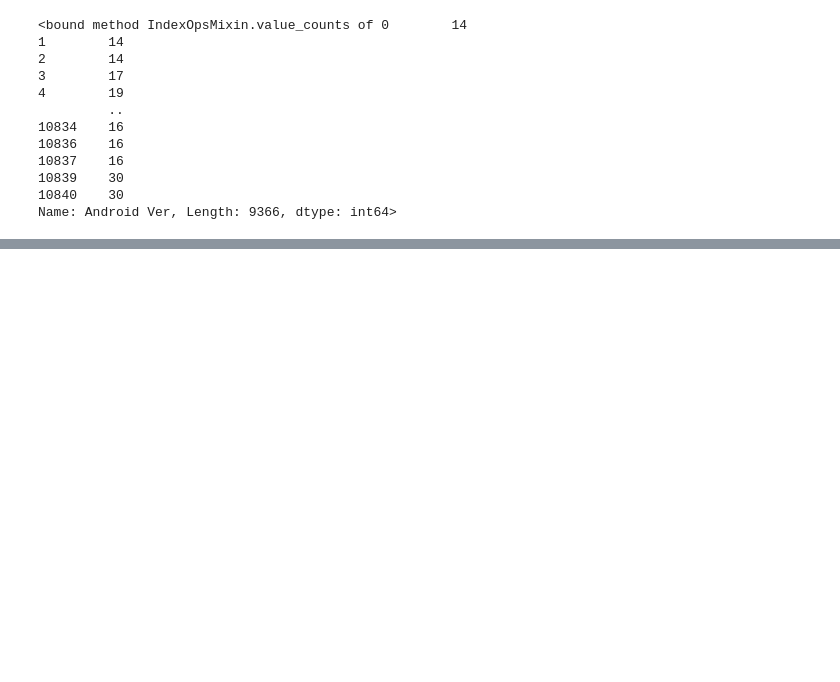
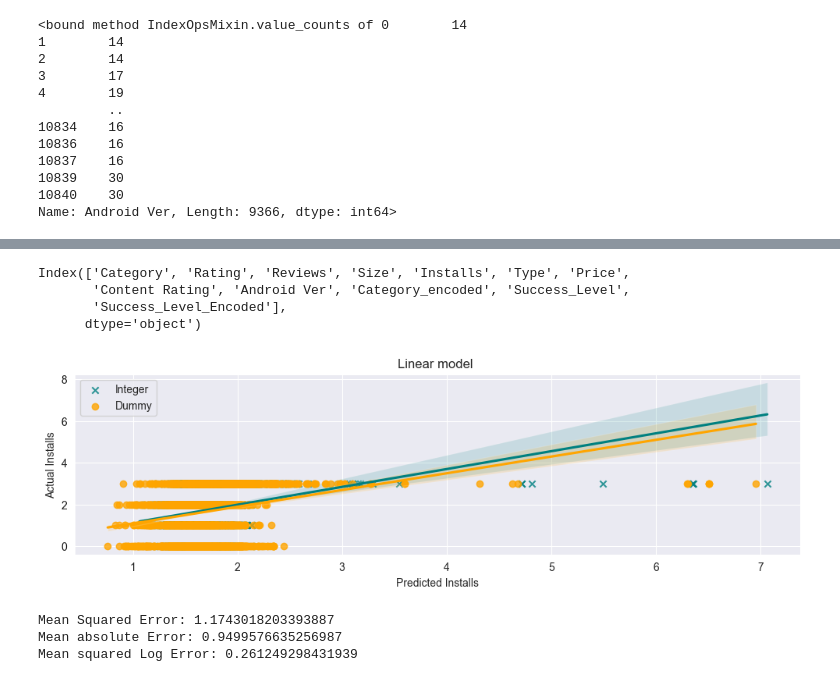
Before and after one commit to Aauia/MobileApp-Success-Project, a Jupyter notebook: appAnalyses/finalVersion.ipynb, the cells around one changed output, grey strips where cells are left out. Saved outputs shown, nothing was run; the diff lists cells and outputs as text; code cells hidden in the pictures; blank space fills up the shorter version.

```diff
--- a/appAnalyses/finalVersion.ipynb
+++ b/appAnalyses/finalVersion.ipynb
@@ -365,0 +393,2 @@ Name: Android Ver, Length: 9366, dtype: int64>
+# %%
+df2 = pd.get_dummies(df, columns=['Category'])
@@ -365,0 +401,56 @@ Name: Android Ver, Length: 9366, dtype: int64>
+# %%
+print(df.columns)
+# %% [output]
+Index(['Category', 'Rating', 'Reviews', 'Size', 'Installs', 'Type', 'Price',
+       'Content Rating', 'Android Ver', 'Category_encoded', 'Success_Level',
+       'Success_Level_Encoded'],
+      dtype='object')
+# %%
+
+#Integer encoding
+feature_cols = ['Category', 'Rating', 'Reviews', 'Size', 'Type', 'Price', 'Content Rating', 'Android Ver']
+
+X = df[feature_cols]
+y = df["Success_Level_Encoded"]
+X_train, X_test, y_train, y_test = train_test_split(X, y, test_size=0.30)
+model = LinearRegression()
+model.fit(X_train,y_train)
+Results = model.predict(X_test)
+
+#Creation of results dataframe and addition of first entry
+resultsdf = pd.DataFrame()
+resultsdf = resultsdf.from_dict(Evaluationmatrix_dict(y_test,Results),orient = 'index')
+resultsdf = resultsdf.transpose()
+
+new_row = pd.DataFrame([Evaluationmatrix_dict(y_test, Results, name='Linear(inc Genre) - Integer')])
+resultsdf = pd.concat([resultsdf, new_row], ignore_index=True)
+
+y_predict = model.predict(X_test)
+#dummy encoding
+feature_cols = ['Category', 'Rating', 'Reviews', 'Size', 'Type', 'Price', 'Content Rating', 'Android Ver']
+X_d = df2.drop(labels = ["Success_Level",	"Success_Level_Encoded","Installs"],axis = 1)
+y_d = df2["Success_Level_Encoded"]
+X_train_d, X_test_d, y_train_d, y_test_d = train_test_split(X_d, y_d, test_size=0.30)
+model_d = LinearRegression()
+model_d.fit(X_train_d,y_train_d)
+Results_d = model_d.predict(X_test_d)
+
+new_row_d = pd.DataFrame([Evaluationmatrix_dict(y_test_d, Results_d, name='Linear(inc Genre) - Dummy')])
+resultsdf = pd.concat([resultsdf, new_row_d], ignore_index=True)
+# %%
+plt.figure(figsize=(12, 3))
+sns.regplot(x=Results, y=y_test, color='teal', label='Integer', marker='x')
+sns.regplot(x=Results_d, y=y_test_d, color='orange', label='Dummy')
+plt.legend()
+plt.title('Linear model ')
+plt.xlabel('Predicted Installs')
+plt.ylabel('Actual Installs')
+plt.show()
+# %% [output]
+[figure, added]
+# %%
+Evaluationmatrix(y_test, y_predict)
+# %% [output]
+Mean Squared Error: 1.1743018203393887
+Mean absolute Error: 0.9499576635256987
+Mean squared Log Error: 0.261249298431939
```
Also changed, not shown: parts of 22 cells of this notebook.
